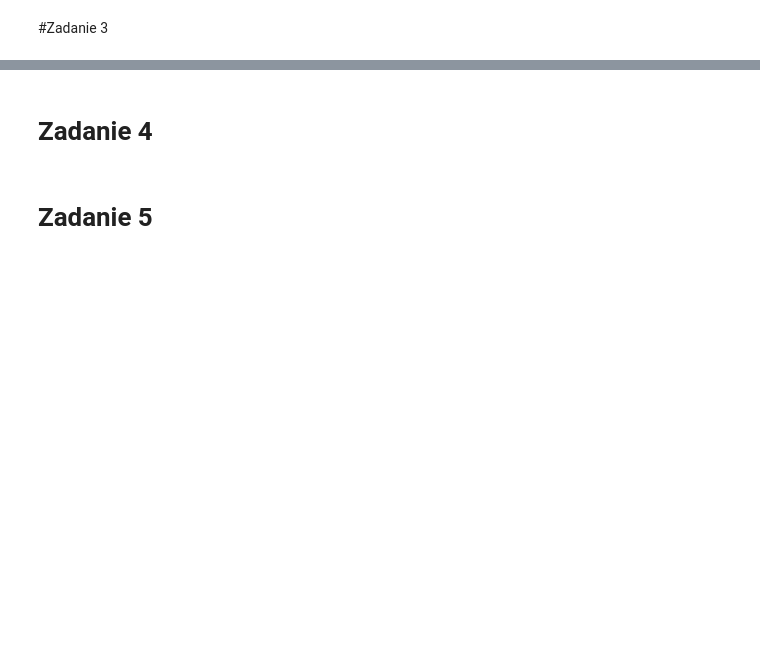
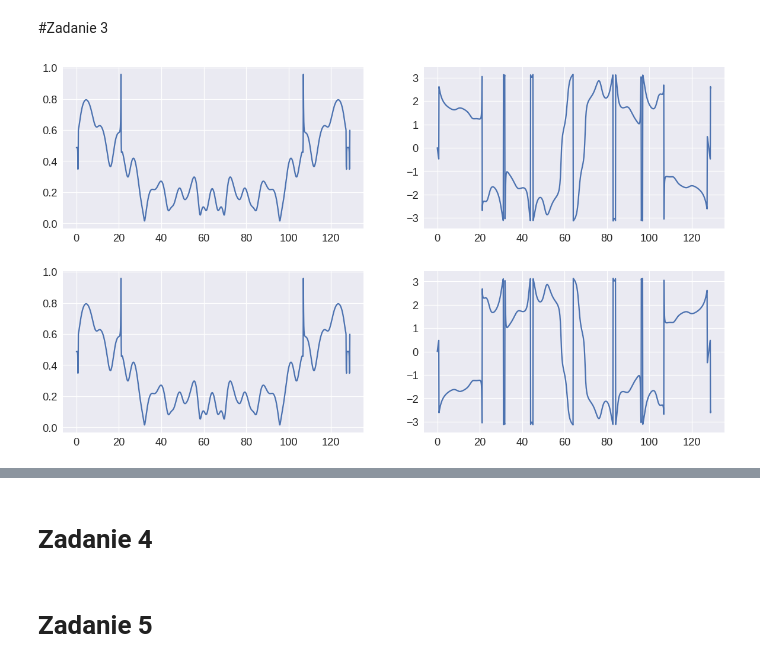
Before and after one commit to PPierzc/PracowniaEEG, a Jupyter notebook: Widmowa_analiza_parametryczna.ipynb, the cells around one changed output, grey strips where cells are left out. Cells and saved outputs as stored; diff of their text form; code cells hidden in the pictures; blank space fills up the shorter version.

```diff
--- a/Widmowa_analiza_parametryczna.ipynb
+++ b/Widmowa_analiza_parametryczna.ipynb
@@ -307,20 +256,50 @@ plt.close()
 # %% [markdown]
 #Zadanie 3
 # %%
+def coherence(widmo, i, j):
+  return widmo[:, i, j] / (widmo[:, i, i] * widmo[:, j, j])**.5
+
 def sin(f=21,N=1000,Fs=128,phi=0):
 	dt = 1.0/Fs
 
 	x = np.arange(0,N/Fs,dt)
 	g = np.sin(2*np.pi*f*x + phi)
 	return x, g
 
 x, g1 = sin()
 x, g2 = sin(np.pi/4)
+
 g2 += np.random.random(g2.size) * 0.2
+
 s = np.array([g1,g2])
 
 order, params, coefs = utils.best_akaike(s, 1, 20)
-A, V = mtmvar.mult_AR(s, order, 1)
+
+efs, widma = widmo(s, order, 128, Fs=128)
+
+plt.figure(figsize=(20, 5))
+coh = coherence(widma, 0, 1)
+
+plt.subplot(1, 2, 1)
+plt.plot(efs, abs(coh))
+
+plt.subplot(1, 2, 2)
+plt.plot(efs, np.angle(coh))
+
+plt.show()
+
+plt.figure(figsize=(20, 5))
+coh = coherence(widma, 1, 0)
+plt.subplot(1, 2, 1)
+plt.plot(efs, abs(coh))
+
+plt.subplot(1, 2, 2)
+plt.plot(efs, np.angle(coh))
+
+plt.show()
+# %% [output]
+[figure, added]
+[figure, added]
 # %%
 
 fs = 128
```
Also changed, not shown: parts of 15 cells of this notebook.
